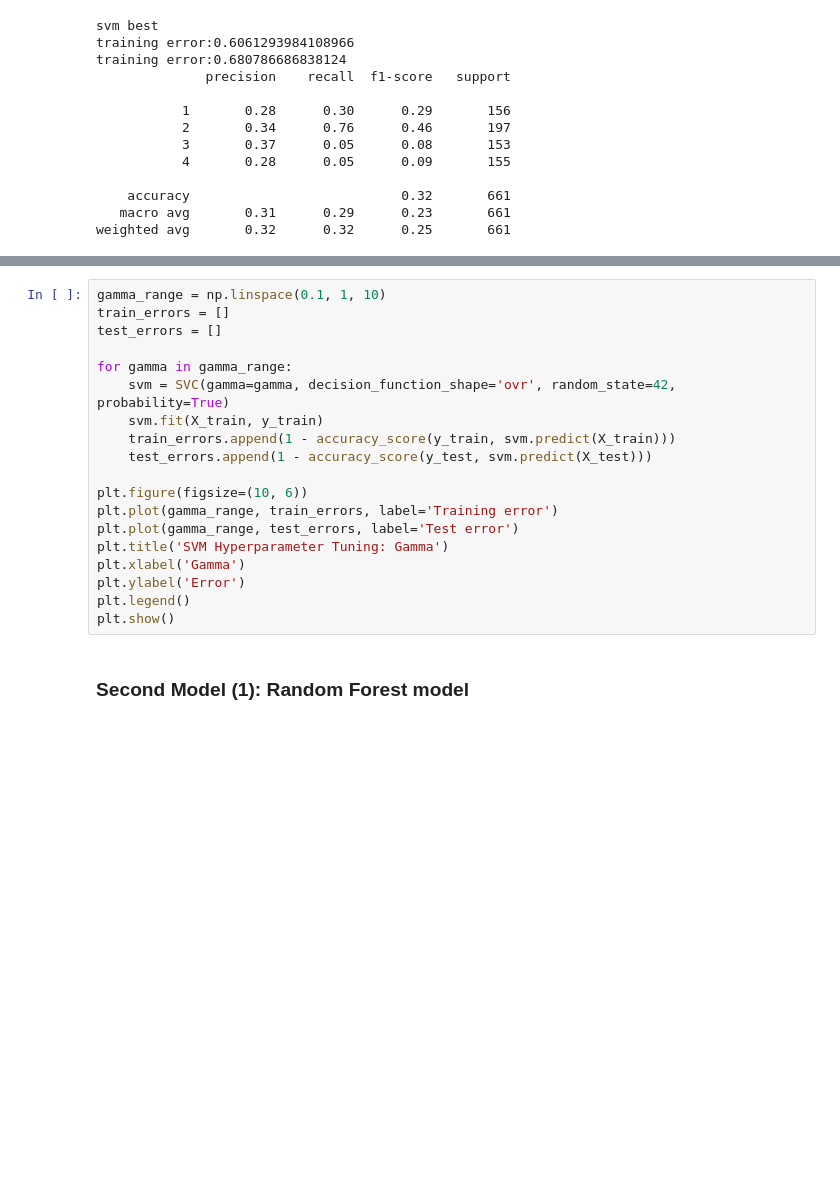
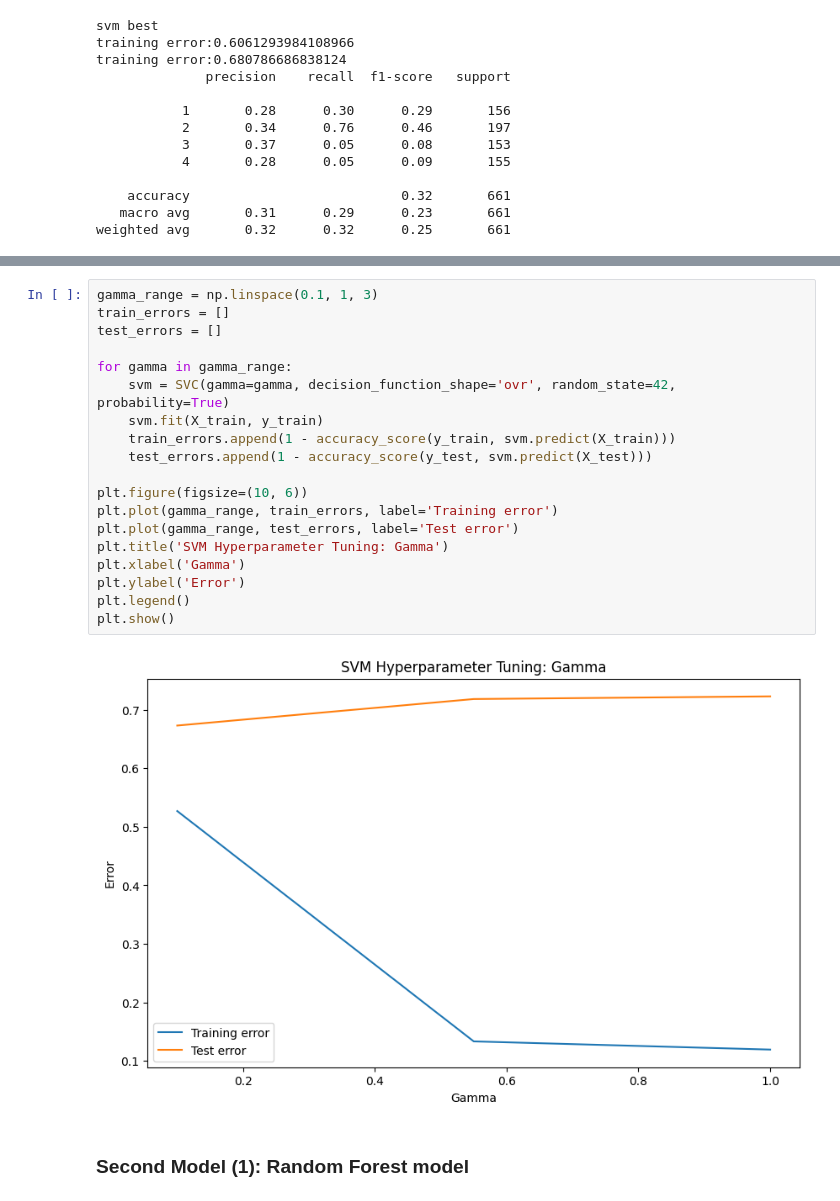
Before and after one commit to GilenW/CSE151A_FINAL_PROJECT, a Jupyter notebook: final_project.ipynb, the cells around one changed output, grey strips where cells are left out. Drawn from its saved outputs; the diff is of its cells as text; blank space fills up the shorter version.

```diff
--- a/final_project.ipynb
+++ b/final_project.ipynb
@@ -575,22 +589,24 @@ NameError: name 'np' is not defined
 # %%
-gamma_range = np.linspace(0.1, 1, 10)
+gamma_range = np.linspace(0.1, 1, 3)
 train_errors = []
 test_errors = []
 
 for gamma in gamma_range:
     svm = SVC(gamma=gamma, decision_function_shape='ovr', random_state=42, probability=True)
     svm.fit(X_train, y_train)
     train_errors.append(1 - accuracy_score(y_train, svm.predict(X_train)))
     test_errors.append(1 - accuracy_score(y_test, svm.predict(X_test)))
 
 plt.figure(figsize=(10, 6))
 plt.plot(gamma_range, train_errors, label='Training error')
 plt.plot(gamma_range, test_errors, label='Test error')
 plt.title('SVM Hyperparameter Tuning: Gamma')
 plt.xlabel('Gamma')
 plt.ylabel('Error')
 plt.legend()
 plt.show()
+# %% [output]
+[figure, added]
 # %% [markdown]
 ### Second Model (1): Random Forest model
 # %%
```
Also changed, not shown: parts of 5 cells of this notebook, 6 other files.
